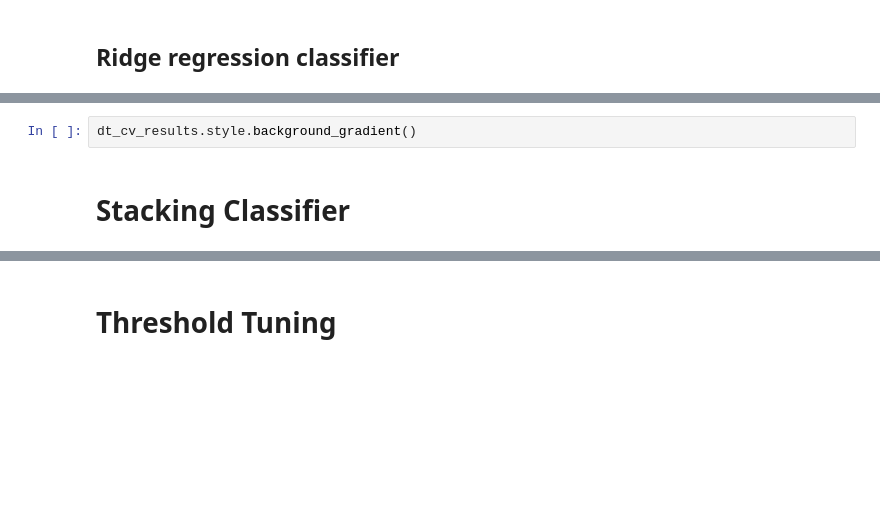
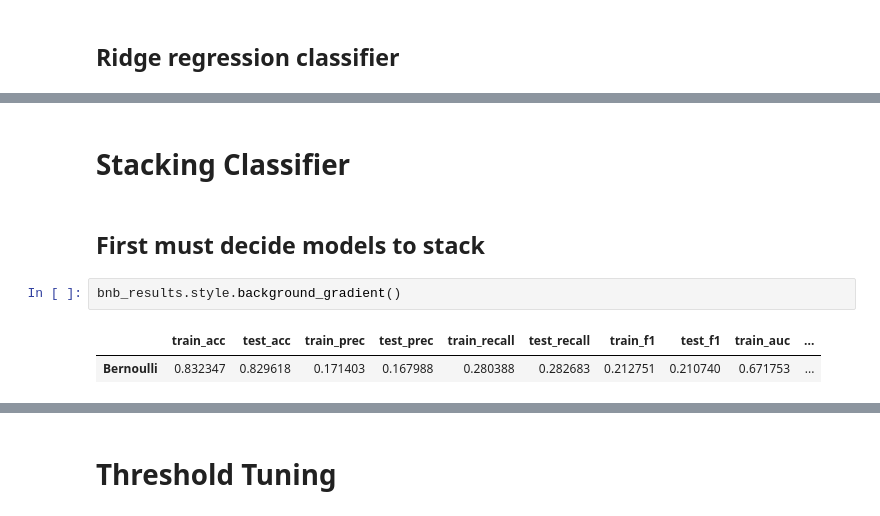
Before and after one commit to bkusuma/home-credit-default-risk, a Jupyter notebook: kaggle/working/02_Modelling.ipynb, the cells around one changed output, grey strips where cells are left out. Cells and saved outputs as stored; diff of their text form; blank space fills up the shorter version.

```diff
--- a/kaggle/working/02_Modelling.ipynb
+++ b/kaggle/working/02_Modelling.ipynb
@@ -533,5 +470,10 @@ weighted avg       0.87      0.85      0.86    246009
-# %%
-dt_cv_results.style.background_gradient()
 # %% [markdown]
 # Stacking Classifier
+# %% [markdown]
+## First must decide models to stack
+# %%
+bnb_results.style.background_gradient()
+# %% [output]
+|  | train_acc | test_acc | train_prec | test_prec | train_recall | test_recall | train_f1 | test_f1 | train_auc | ... |
+| Bernoulli | 0.832347 | 0.829618 | 0.171403 | 0.167988 | 0.280388 | 0.282683 | 0.212751 | 0.210740 | 0.671753 | ... |
 # %%
```
Also changed, not shown: parts of 30 cells of this notebook, 4 other files.
